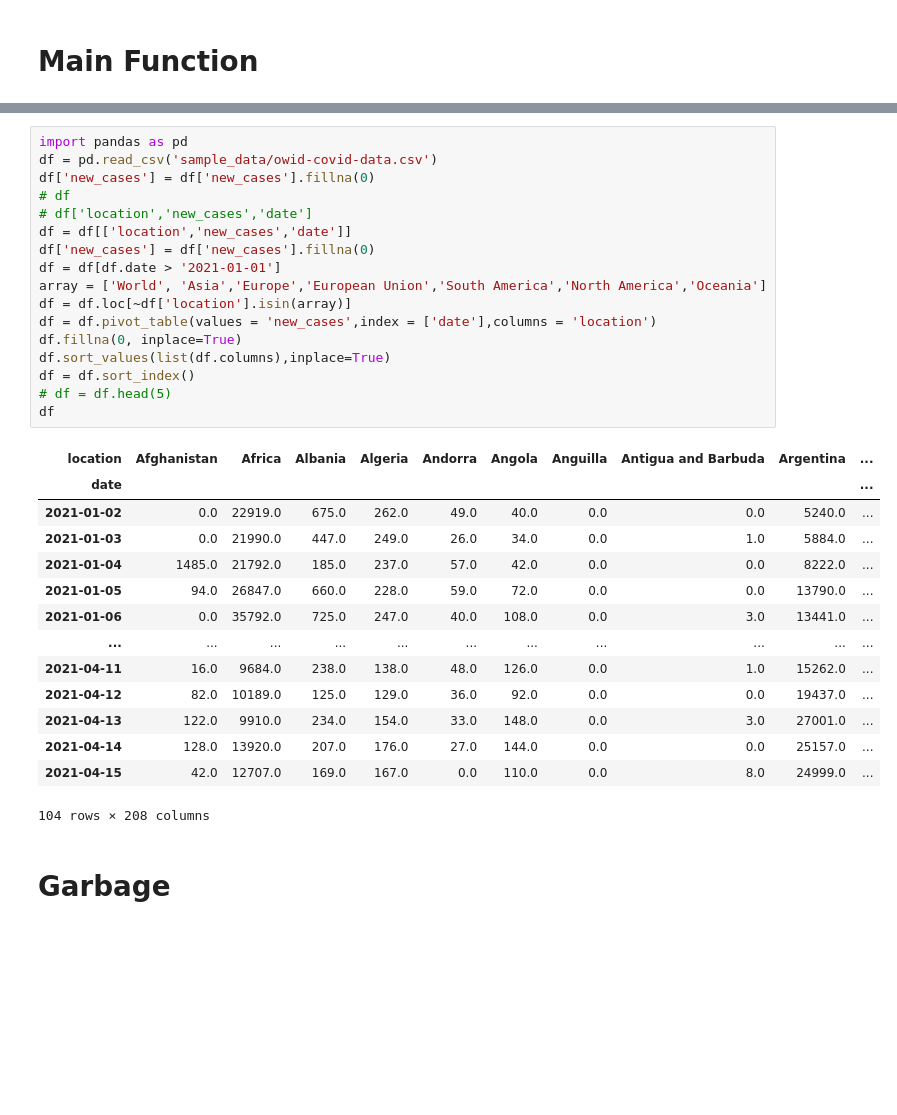
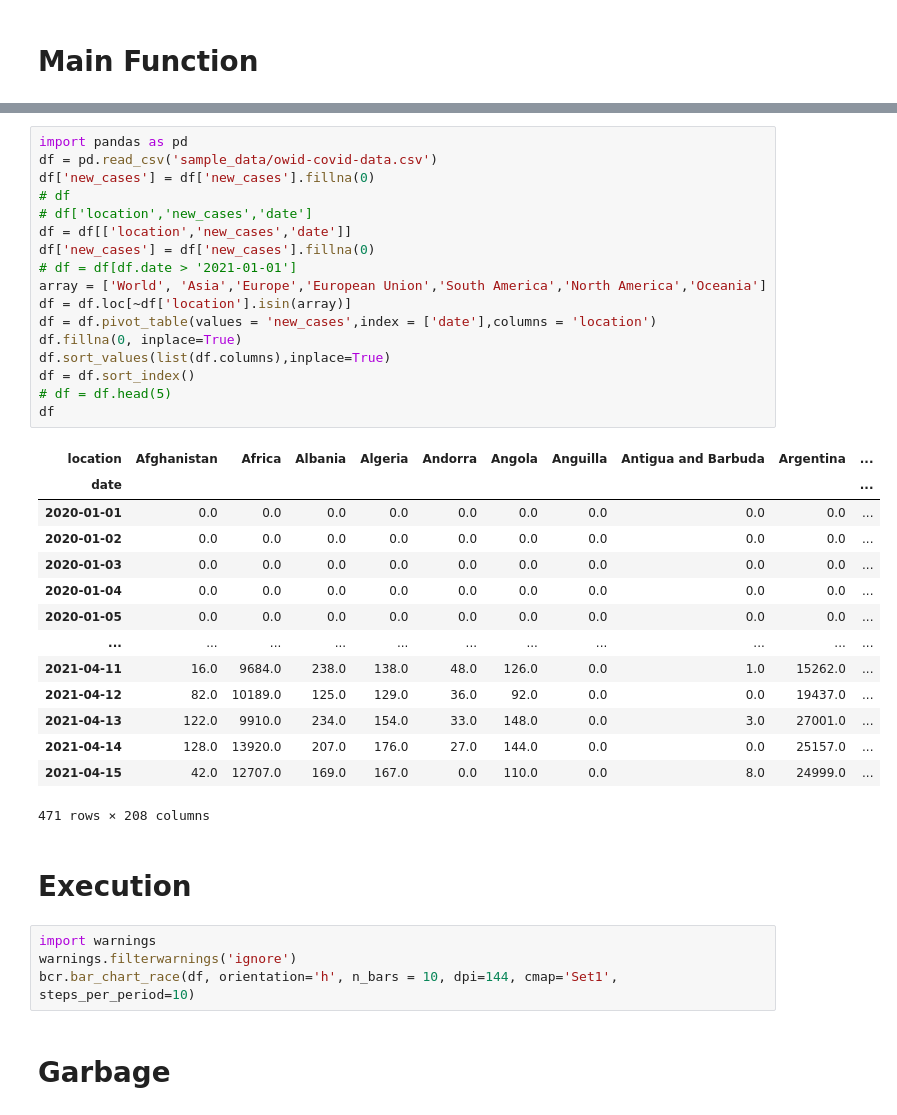
Before and after one commit to mehmetakifkucuk/googlecolab, a Jupyter notebook: bar_chart_race.ipynb, the cells around one changed output, grey strips where cells are left out. Drawn from its saved outputs; the diff is of its cells as text; blank space fills up the shorter version.

```diff
--- a/bar_chart_race.ipynb
+++ b/bar_chart_race.ipynb
@@ -55,34 +58,40 @@ bcr.bar_chart_race(
 # %%
 import pandas as pd
 df = pd.read_csv('sample_data/owid-covid-data.csv')
 df['new_cases'] = df['new_cases'].fillna(0)
 # df
 # df['location','new_cases','date']
 df = df[['location','new_cases','date']]
 df['new_cases'] = df['new_cases'].fillna(0)
-df = df[df.date > '2021-01-01']
+# df = df[df.date > '2021-01-01']
 array = ['World', 'Asia','Europe','European Union','South America','North America','Oceania']
 df = df.loc[~df['location'].isin(array)]
 df = df.pivot_table(values = 'new_cases',index = ['date'],columns = 'location')
 df.fillna(0, inplace=True)
 df.sort_values(list(df.columns),inplace=True)
 df = df.sort_index()
 # df = df.head(5)
 df
 # %% [output]
 | location | Afghanistan | Africa | Albania | Algeria | Andorra | Angola | Anguilla | Antigua and Barbuda | Argentina | ... |
 | date |  |  |  |  |  |  |  |  |  | ... |
-| 2021-01-02 | 0.0 | 22919.0 | 675.0 | 262.0 | 49.0 | 40.0 | 0.0 | 0.0 | 5240.0 | ... |
-| 2021-01-03 | 0.0 | 21990.0 | 447.0 | 249.0 | 26.0 | 34.0 | 0.0 | 1.0 | 5884.0 | ... |
-| 2021-01-04 | 1485.0 | 21792.0 | 185.0 | 237.0 | 57.0 | 42.0 | 0.0 | 0.0 | 8222.0 | ... |
-| 2021-01-05 | 94.0 | 26847.0 | 660.0 | 228.0 | 59.0 | 72.0 | 0.0 | 0.0 | 13790.0 | ... |
-| 2021-01-06 | 0.0 | 35792.0 | 725.0 | 247.0 | 40.0 | 108.0 | 0.0 | 3.0 | 13441.0 | ... |
+| 2020-01-01 | 0.0 | 0.0 | 0.0 | 0.0 | 0.0 | 0.0 | 0.0 | 0.0 | 0.0 | ... |
+| 2020-01-02 | 0.0 | 0.0 | 0.0 | 0.0 | 0.0 | 0.0 | 0.0 | 0.0 | 0.0 | ... |
+| 2020-01-03 | 0.0 | 0.0 | 0.0 | 0.0 | 0.0 | 0.0 | 0.0 | 0.0 | 0.0 | ... |
+| 2020-01-04 | 0.0 | 0.0 | 0.0 | 0.0 | 0.0 | 0.0 | 0.0 | 0.0 | 0.0 | ... |
+| 2020-01-05 | 0.0 | 0.0 | 0.0 | 0.0 | 0.0 | 0.0 | 0.0 | 0.0 | 0.0 | ... |
 | ... | ... | ... | ... | ... | ... | ... | ... | ... | ... | ... |
 | 2021-04-11 | 16.0 | 9684.0 | 238.0 | 138.0 | 48.0 | 126.0 | 0.0 | 1.0 | 15262.0 | ... |
 | 2021-04-12 | 82.0 | 10189.0 | 125.0 | 129.0 | 36.0 | 92.0 | 0.0 | 0.0 | 19437.0 | ... |
 | 2021-04-13 | 122.0 | 9910.0 | 234.0 | 154.0 | 33.0 | 148.0 | 0.0 | 3.0 | 27001.0 | ... |
 | 2021-04-14 | 128.0 | 13920.0 | 207.0 | 176.0 | 27.0 | 144.0 | 0.0 | 0.0 | 25157.0 | ... |
 | 2021-04-15 | 42.0 | 12707.0 | 169.0 | 167.0 | 0.0 | 110.0 | 0.0 | 8.0 | 24999.0 | ... |
-104 rows × 208 columns
+471 rows × 208 columns
+# %% [markdown]
+# Execution
+# %%
+import warnings
+warnings.filterwarnings('ignore')
+bcr.bar_chart_race(df, orientation='h', n_bars = 10, dpi=144, cmap='Set1', steps_per_period=10)
 # %% [markdown]
 # Garbage
```
Also changed, not shown: parts of 4 cells of this notebook.
